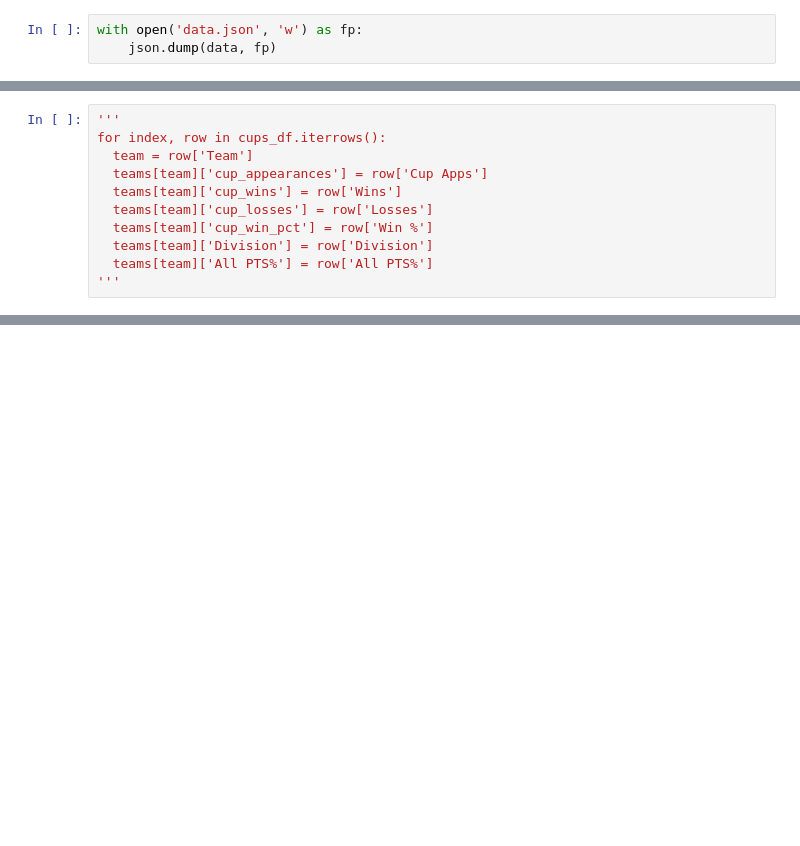
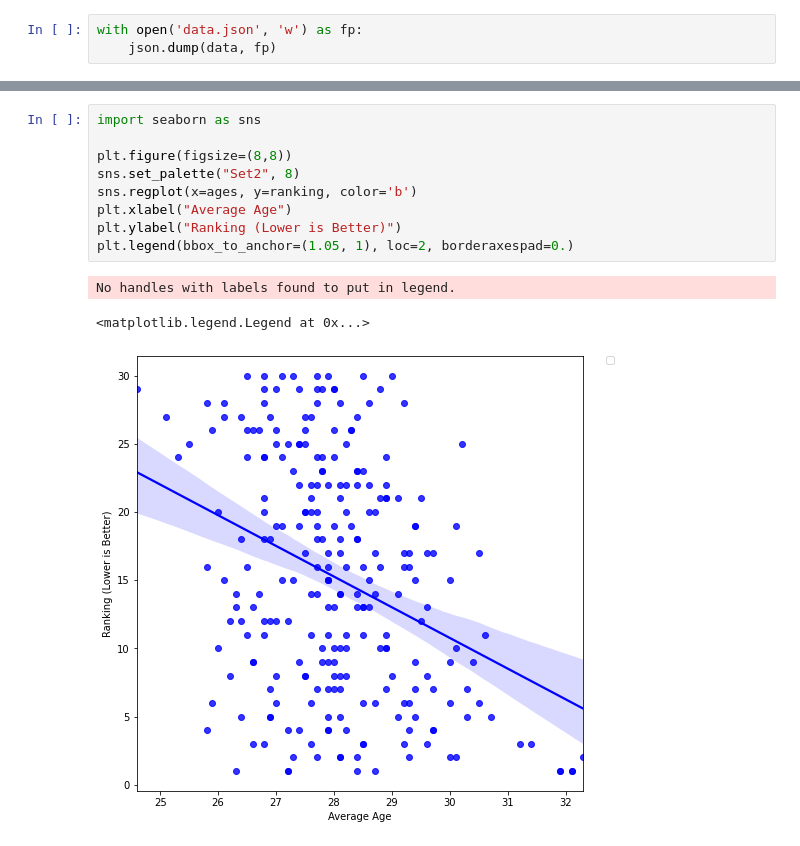
Before and after one commit to d141/590FP, a Jupyter notebook: nhl_transaction_network.ipynb, the cells around one changed output, grey strips where cells are left out. Saved outputs shown, nothing was run; the diff lists cells and outputs as text; blank space fills up the shorter version.

```diff
--- a/nhl_transaction_network.ipynb
+++ b/nhl_transaction_network.ipynb
@@ -413,11 +453,0 @@ cups_df.tail()
-# %%
-'''
-for index, row in cups_df.iterrows():
-  team = row['Team']
-  teams[team]['cup_appearances'] = row['Cup Apps']
-  teams[team]['cup_wins'] = row['Wins']
-  teams[team]['cup_losses'] = row['Losses']
-  teams[team]['cup_win_pct'] = row['Win %']
-  teams[team]['Division'] = row['Division']
-  teams[team]['All PTS%'] = row['All PTS%']
-'''
@@ -518,0 +655,13 @@ sorted(c)
+# %%
+import seaborn as sns
+
+plt.figure(figsize=(8,8))
+sns.set_palette("Set2", 8)
+sns.regplot(x=ages, y=ranking, color='b')
+plt.xlabel("Average Age")
+plt.ylabel("Ranking (Lower is Better)")
+plt.legend(bbox_to_anchor=(1.05, 1), loc=2, borderaxespad=0.)
+# %% [output]
+No handles with labels found to put in legend.
+<matplotlib.legend.Legend at 0x...>
+[figure, added]
```
Also changed, not shown: parts of 32 cells of this notebook.
